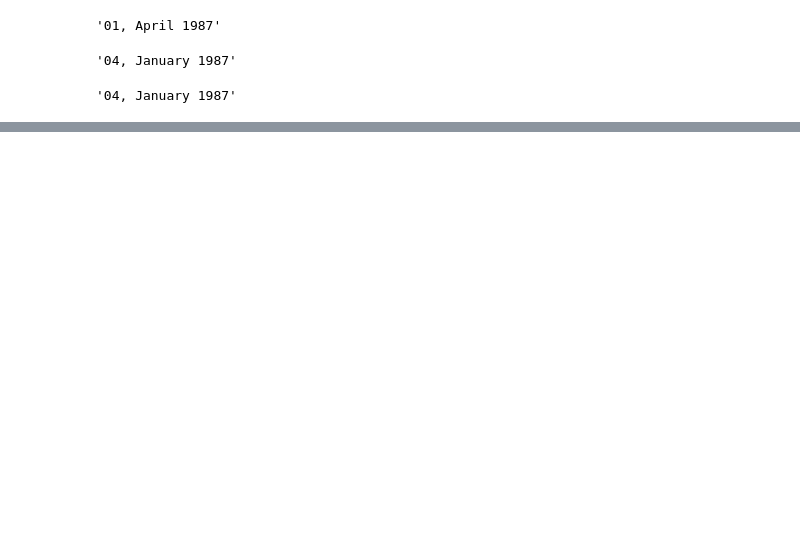
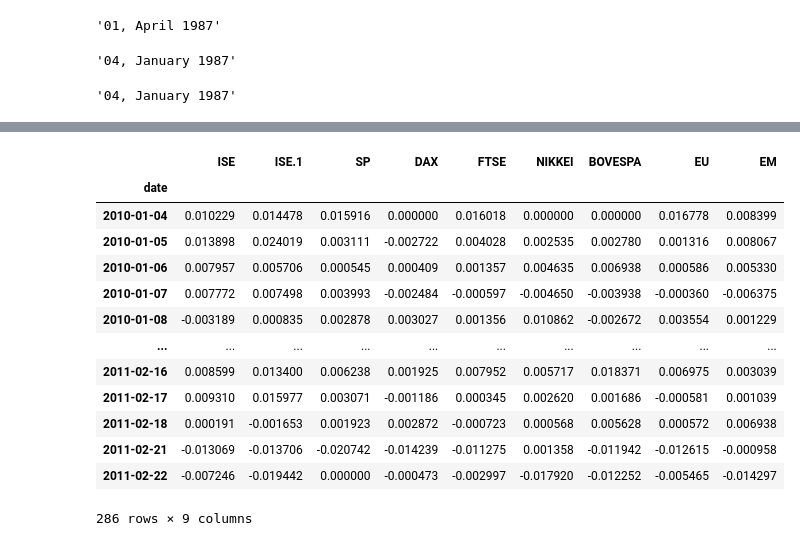
Before and after one commit to MrFanciful/Modern-Time-Series-Forecasting-with-Python-2E, a Jupyter notebook: my_work/chapter_02/01_My_Missing_Values.ipynb, the cells around one changed output, grey strips where cells are left out. Drawn from its saved outputs; the diff is of its cells as text; code cells hidden in the pictures; blank space fills up the shorter version.

```diff
--- a/my_work/chapter_02/01_My_Missing_Values.ipynb
+++ b/my_work/chapter_02/01_My_Missing_Values.ipynb
@@ -49,0 +88,17 @@ pd.to_datetime('4|1|1987', format='%d|%m|%Y').strftime('%d, %B %Y')
+# %%
+df['2010-01-04':]
+# %% [output]
+|  | ISE | ISE.1 | SP | DAX | FTSE | NIKKEI | BOVESPA | EU | EM |
+| date |  |  |  |  |  |  |  |  |  |
+| 2010-01-04 | 0.010229 | 0.014478 | 0.015916 | 0.000000 | 0.016018 | 0.000000 | 0.000000 | 0.016778 | 0.008399 |
+| 2010-01-05 | 0.013898 | 0.024019 | 0.003111 | -0.002722 | 0.004028 | 0.002535 | 0.002780 | 0.001316 | 0.008067 |
+| 2010-01-06 | 0.007957 | 0.005706 | 0.000545 | 0.000409 | 0.001357 | 0.004635 | 0.006938 | 0.000586 | 0.005330 |
+| 2010-01-07 | 0.007772 | 0.007498 | 0.003993 | -0.002484 | -0.000597 | -0.004650 | -0.003938 | -0.000360 | -0.006375 |
+| 2010-01-08 | -0.003189 | 0.000835 | 0.002878 | 0.003027 | 0.001356 | 0.010862 | -0.002672 | 0.003554 | 0.001229 |
+| ... | ... | ... | ... | ... | ... | ... | ... | ... | ... |
+| 2011-02-16 | 0.008599 | 0.013400 | 0.006238 | 0.001925 | 0.007952 | 0.005717 | 0.018371 | 0.006975 | 0.003039 |
+| 2011-02-17 | 0.009310 | 0.015977 | 0.003071 | -0.001186 | 0.000345 | 0.002620 | 0.001686 | -0.000581 | 0.001039 |
+| 2011-02-18 | 0.000191 | -0.001653 | 0.001923 | 0.002872 | -0.000723 | 0.000568 | 0.005628 | 0.000572 | 0.006938 |
+| 2011-02-21 | -0.013069 | -0.013706 | -0.020742 | -0.014239 | -0.011275 | 0.001358 | -0.011942 | -0.012615 | -0.000958 |
+| 2011-02-22 | -0.007246 | -0.019442 | 0.000000 | -0.000473 | -0.002997 | -0.017920 | -0.012252 | -0.005465 | -0.014297 |
+286 rows × 9 columns
```
Also changed, not shown: parts of 10 cells of this notebook.
